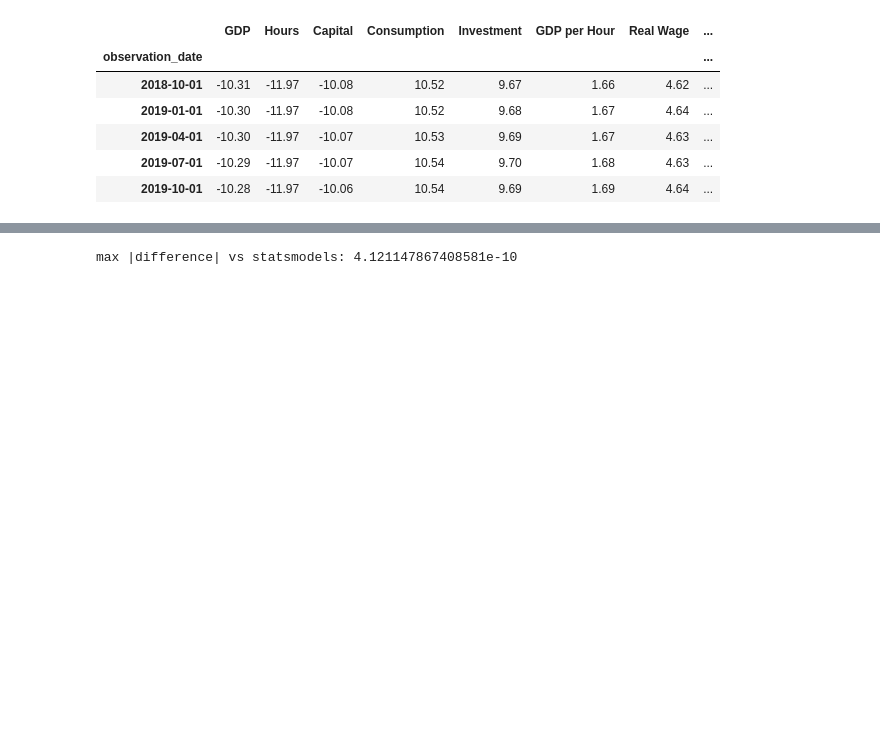
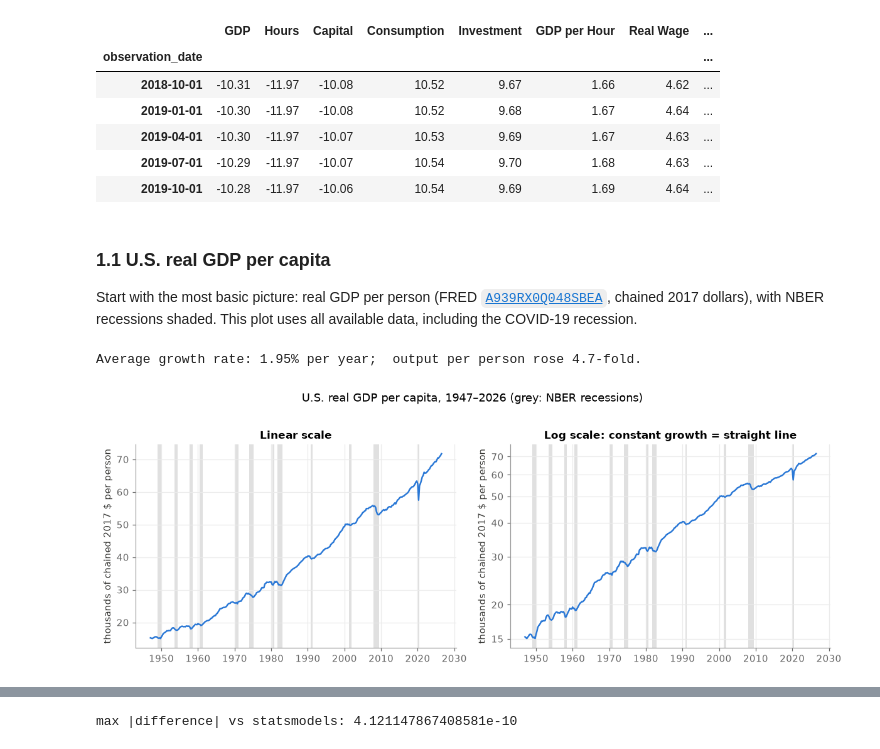
Before and after one commit to johanneswieland/RBC, a Jupyter notebook: lectures/01_business_cycle_facts.ipynb, the cells around one changed output, grey strips where cells are left out. Cells and saved outputs as stored; diff of their text form; code cells hidden in the pictures; blank space fills up the shorter version.

```diff
--- a/lectures/01_business_cycle_facts.ipynb
+++ b/lectures/01_business_cycle_facts.ipynb
@@ -78,3 +78,30 @@ Downloaded data: 1947-01-01 to 2026-07-01
 | 2019-04-01 | -10.30 | -11.97 | -10.07 | 10.53 | 9.69 | 1.67 | 4.63 | ... |
 | 2019-07-01 | -10.29 | -11.97 | -10.07 | 10.54 | 9.70 | 1.68 | 4.63 | ... |
 | 2019-10-01 | -10.28 | -11.97 | -10.06 | 10.54 | 9.69 | 1.69 | 4.64 | ... |
+# %% [markdown]
+### 1.1 U.S. real GDP per capita
+
+Start with the most basic picture: real GDP per person (FRED [`A939RX0Q048SBEA`](https://fred.stlouisfed.org/series/A939RX0Q048SBEA), chained 2017 dollars), with NBER recessions shaded. This plot uses all available data, including the COVID-19 recession.
+# %%
+gdp_pc = raw["GDP_pc_nipa"].dropna() / 1000          # thousands of chained 2017 $
+
+fig, axes = plt.subplots(1, 2, figsize=(11, 4))
+for ax, logscale in zip(axes, [False, True]):
+    ax.plot(gdp_pc.index, gdp_pc, color=COLORS["gdp"])
+    bcdata.shade_recessions(ax, raw["recession"].loc[gdp_pc.index])
+    if logscale:
+        ax.set_yscale("log")
+        ax.set_yticks([15, 20, 30, 40, 50, 60, 70])
+        ax.get_yaxis().set_major_formatter(plt.ScalarFormatter())
+        ax.set_title("Log scale: constant growth = straight line")
+    else:
+        ax.set_title("Linear scale")
+    ax.set_ylabel("thousands of chained 2017 $ per person")
+fig.suptitle(f"U.S. real GDP per capita, {gdp_pc.index[0]:%Y}–{gdp_pc.index[-1]:%Y} (grey: NBER recessions)", y=1.02)
+plt.tight_layout()
+
+g = 400 * np.log(gdp_pc).diff().mean()
+print(f"Average growth rate: {g:.2f}% per year;  output per person rose {gdp_pc.iloc[-1]/gdp_pc.iloc[0]:.1f}-fold.")
+# %% [output]
+Average growth rate: 1.95% per year;  output per person rose 4.7-fold.
+[figure, added]
```
Also changed, not shown: parts of 8 cells of this notebook, 2 other files.
